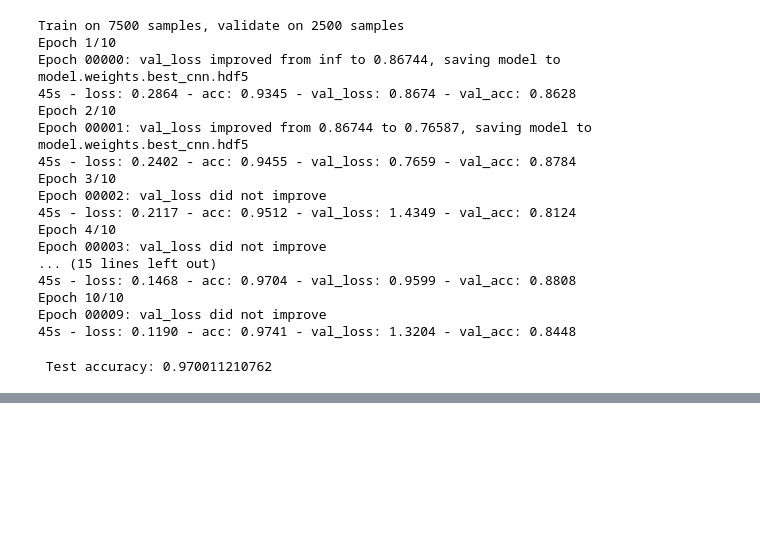
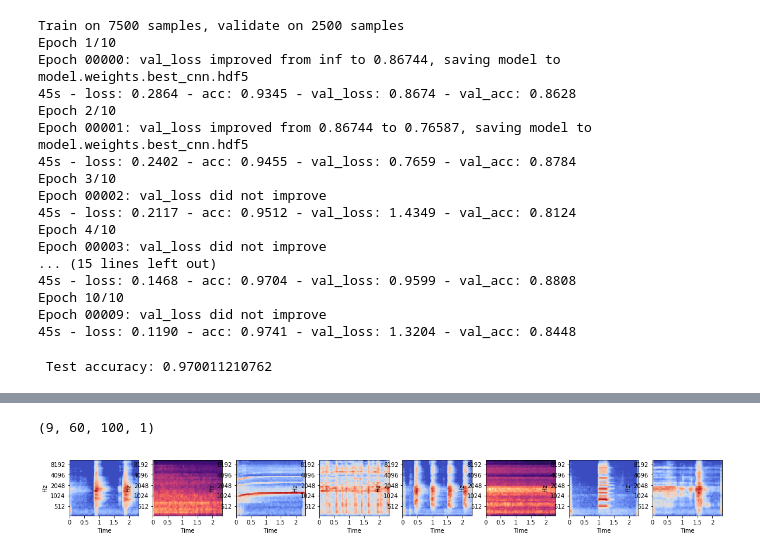
Before and after one commit to salasks/sounds_ai, a Jupyter notebook: extract_features_cnn.ipynb, the cells around one changed output, grey strips where cells are left out. Cells and saved outputs as stored; diff of their text form; code cells hidden in the pictures; blank space fills up the shorter version.

Commit message:
added code to graph the specs

```diff
--- a/extract_features_cnn.ipynb
+++ b/extract_features_cnn.ipynb
@@ -39,7 +65,7 @@ def parse_audio_files(parent_dir,sub_dirs,file_ext="*.wav"):
             except Exception as e:
                 print( "Error encountered while parsing file: ", fn, str(e))
                 continue
-            if features ==None:
+            if features is None:
                 features = logspec
             else:
                 features = np.concatenate((features,logspec), axis=0)
@@ -48,7 +74,7 @@ def parse_audio_files(parent_dir,sub_dirs,file_ext="*.wav"):
 
 def one_hot_encode(labels):
     n_labels = len(labels)
-    n_unique_labels = len(np.unique(labels))
+    n_unique_labels = 10#len(np.unique(labels))
     one_hot_encode = np.zeros((n_labels,n_unique_labels))
     one_hot_encode[np.arange(n_labels), labels] = 1
     return one_hot_encode
@@ -204,7 +217,17 @@ tf_labels = np.array([[1,0,0,0,0,0,0,0,0,0],[0,0,0,0,0,0,0,0,0,1],[0,0,0,1,0,0,0
 # %%
+model.load_weights("model.weights.best_cnn.hdf5")
+parent_dir = 'data'
+tr_sub_dirs = ["my_data"]
+# ts_sub_dirs = ["fold1"]
+
+tr_features_get, tr_labels_get = parse_audio_files(parent_dir,tr_sub_dirs)
+# ts_features, ts_labels = parse_audio_files(parent_dir,ts_sub_dirs)
+print(tr_labels_get)
+tr_labels_get = one_hot_encode(tr_labels_get)
+
 # evaluate and print test accuracy
-score = model.evaluate(tr_features_get, tf_labels, verbose=0)
+score = model.evaluate(tr_features_get, tr_labels_get, verbose=0)
 print('\n', 'Test accuracy:', score[1])
 print(np.argmax(model.predict(tr_features_get),axis=1))
-model.predict(tr_features_get).argsort(axis=1)
+# model.predict(tr_features_get).argsort(axis=1)
 # %% [output]
@@ -219,0 +245,16 @@ array([[1, 8, 7, 0, 6, 5, 2, 9, 4, 3],
+# %%
+# plot a random sample of test images, their predicted labels, and ground truth
+import librosa.display
+fig = plt.figure(figsize=(20, 8))
+print(tr_features_get.shape)
+for i, idx in enumerate(np.random.choice(tr_labels_get.shape[0], size=8, replace=False)):
+    ax = fig.add_subplot(4, 8, i + 1, xticks=[], yticks=[])
+    librosa.display.specshow(tr_features_get[idx,:,:,0], x_axis='time', y_axis='mel')
+#     ax.imshow(np.squeeze(tr_features_get[idx]))
+#     pred_idx = np.argmax(y_hat[idx])
+#     true_idx = np.argmax(y_test[idx])
+#     ax.set_title("{} ({})".format(cifar10_labels[pred_idx], cifar10_labels[true_idx]),
+#                  color=("green" if pred_idx == true_idx else "red"))
+# %% [output]
+(9, 60, 100, 1)
+[figure, added]
```
Also changed, not shown: parts of 8 cells of this notebook.
